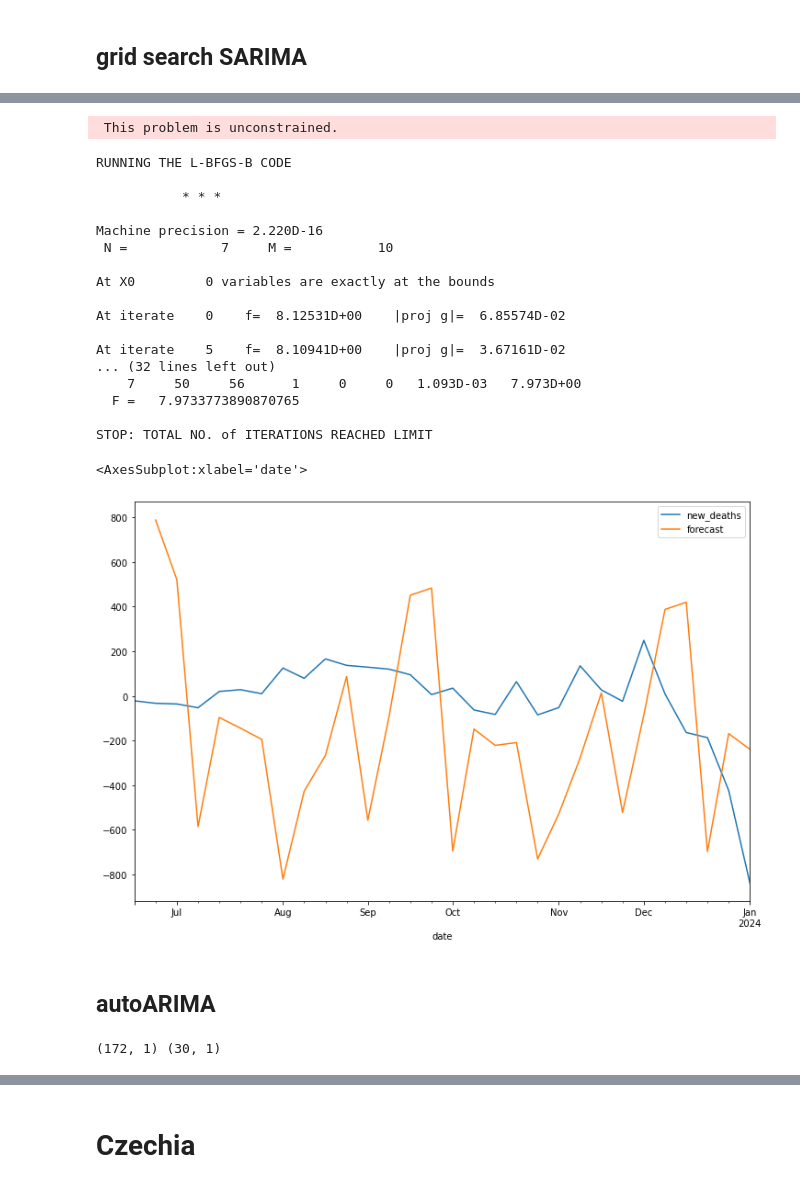
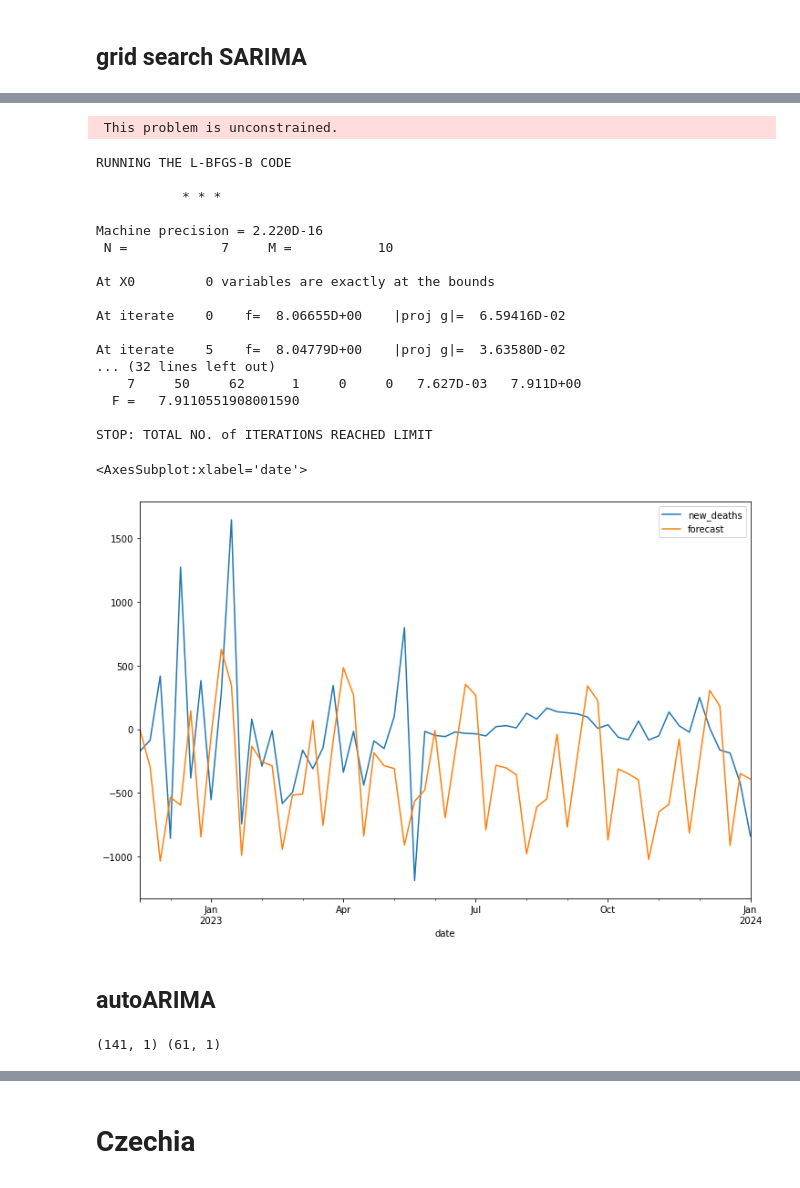
Before and after one commit to y-ginther/DS-Capstone, a Jupyter notebook: ARIMA_c.ipynb, the cells around one changed output, grey strips where cells are left out. Drawn from its saved outputs; the diff is of its cells as text; code cells hidden in the pictures.

```diff
--- a/ARIMA_c.ipynb
+++ b/ARIMA_c.ipynb
@@ -1767,7 +1912,7 @@ SARIMAX Results
 Warnings:
 [1] Covariance matrix calculated using the outer product of gradients (complex-step).
 # %%
-us_test['forecast']=model_fit.predict(start=173,end=202,dynamic=True)
+us_test['forecast']=model_fit.predict(start=141,end=202,dynamic=True)
 us_test[['new_deaths','forecast']].plot(figsize=(12,8))
 # %% [output]
 <AxesSubplot:xlabel='date'>
@@ -1830,5 +1981,5 @@ Warnings:
 # %%
-us_test['forecast']=model_fit.predict(start=173,end=202,dynamic=True)
+us_test['forecast']=model_fit.predict(start=141,end=202,dynamic=True)
 us_test[['new_deaths','forecast']].plot(figsize=(12,8))
 # %% [output]
 <AxesSubplot:xlabel='date'>
@@ -1975,26 +2134,26 @@ df_results
 # %%
 model=sm.tsa.statespace.SARIMAX(us_train['new_deaths'],order=(2, 1, 1),seasonal_order=(2,1,1,12))
 results=model.fit()
-us_test['forecast']=results.predict(start=173,end=202,dynamic=True)
+us_test['forecast']=results.predict(start=141,end=202,dynamic=True)
 us_test[['new_deaths','forecast']].plot(figsize=(12,8))
 # %% [output]
  This problem is unconstrained.
 RUNNING THE L-BFGS-B CODE
 
            * * *
 
 Machine precision = 2.220D-16
  N =            7     M =           10
 
 At X0         0 variables are exactly at the bounds
 
-At iterate    0    f=  8.12531D+00    |proj g|=  6.85574D-02
+At iterate    0    f=  8.06655D+00    |proj g|=  6.59416D-02
 
-At iterate    5    f=  8.10941D+00    |proj g|=  3.67161D-02
+At iterate    5    f=  8.04779D+00    |proj g|=  3.63580D-02
 ... (32 lines left out)
-    7     50     56      1     0     0   1.093D-03   7.973D+00
-  F =   7.9733773890870765
+    7     50     62      1     0     0   7.627D-03   7.911D+00
+  F =   7.9110551908001590
 
 STOP: TOTAL NO. of ITERATIONS REACHED LIMIT
 <AxesSubplot:xlabel='date'>
-[figure, old version]
+[figure, new version]
@@ -2008,13 +2173,11 @@ us.index = pd.to_datetime(us.index)
 us = us.drop('Unnamed: 0', axis=1)
 us = us.drop('diff1', axis=1)
 us.sort_index()
-train_size = int(len(us) * 0.8)
+train_size = int(len(us) * 0.7)
 us_train, us_test = us[0:train_size], us[train_size:]
-us_train=us.iloc[:-30 ]
-us_test=us.iloc[-30: ]
 print(us_train.shape, us_test.shape)
 # %% [output]
-(172, 1) (30, 1)
+(141, 1) (61, 1)
 # %%
 auto_model = auto_arima(us_train['new_deaths'], seasonal=True, m=12, suppress_warnings=True, stepwise=True)
 
```
Also changed, not shown: parts of 144 cells of this notebook.
